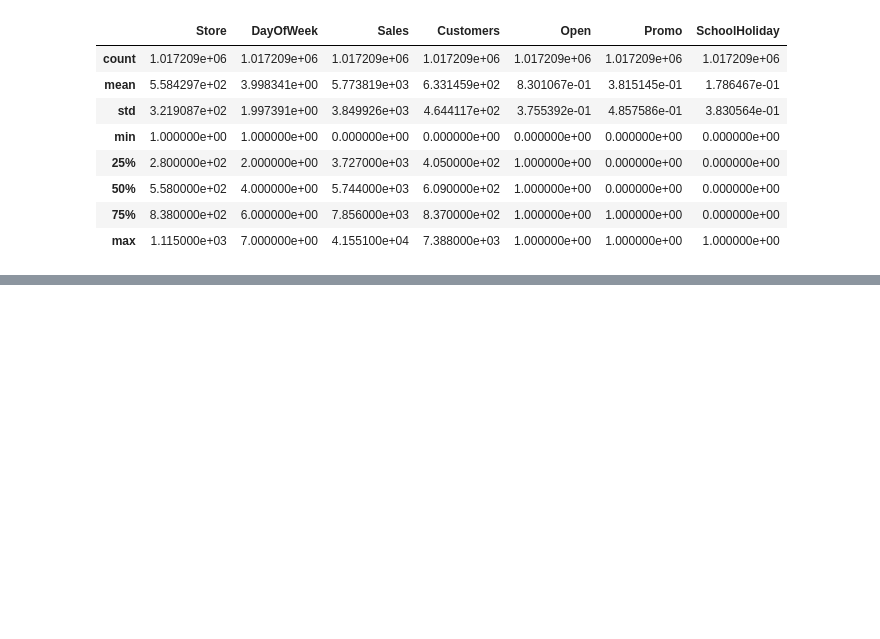
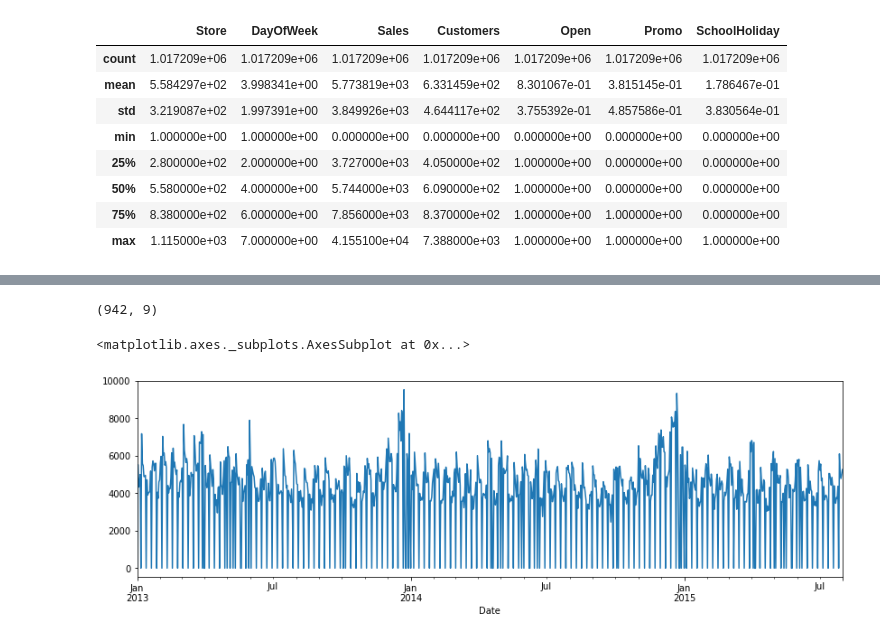
Before and after one commit to m-fzi/KagglePractice, a Jupyter notebook: rossmann/rossmann1.ipynb, the cells around one changed output, grey strips where cells are left out. Saved outputs shown, nothing was run; the diff lists cells and outputs as text; code cells hidden in the pictures; blank space fills up the shorter version.

```diff
--- a/rossmann/rossmann1.ipynb
+++ b/rossmann/rossmann1.ipynb
@@ -94,0 +133,3 @@ data.describe(exclude='object')
+# %%
+data['Date'] = pd.to_datetime(data['Date'], format='%Y-%m-%d')
+data.head()
@@ -94,0 +143,10 @@ data.describe(exclude='object')
+# %%
+store_1=data[data['Store']==1]
+store_1.shape
+# %% [output]
+(942, 9)
+# %%
+store_1.resample('1D', on='Date')['Sales'].sum().plot.line(figsize=(14,4))
+# %% [output]
+<matplotlib.axes._subplots.AxesSubplot at 0x...>
+[figure, added]
```
Also changed, not shown: parts of 22 cells of this notebook.
